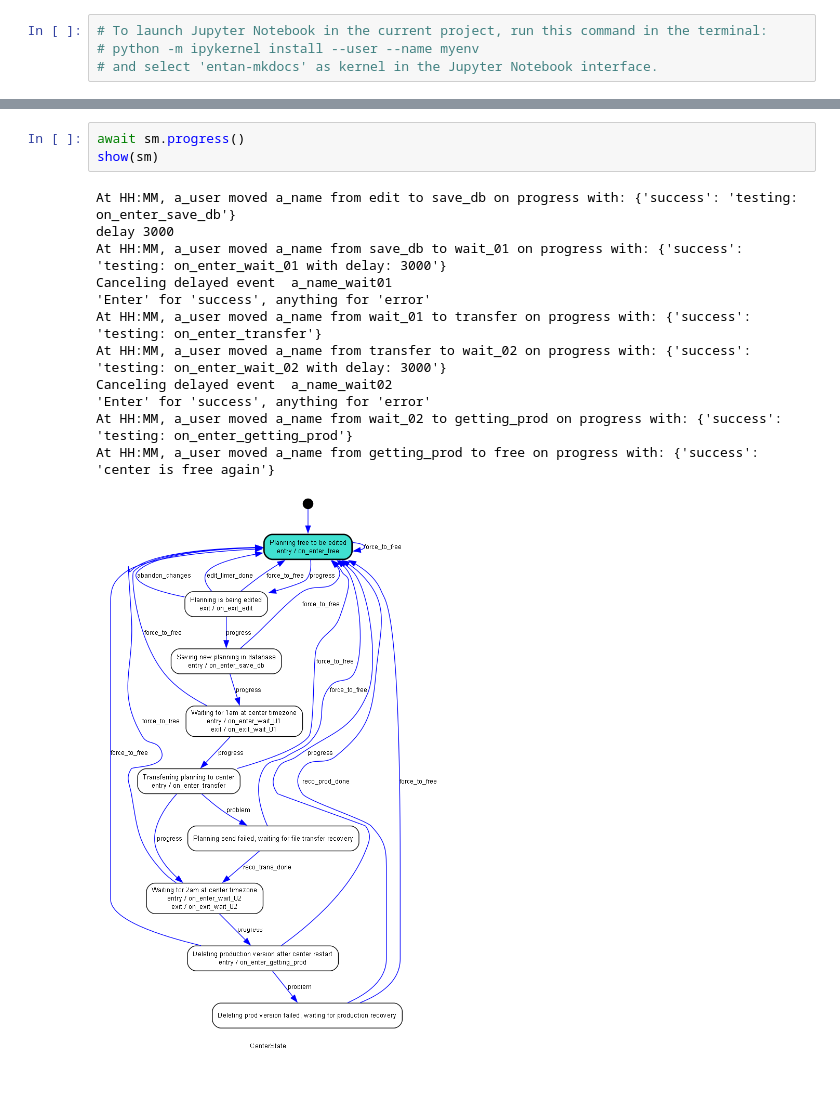
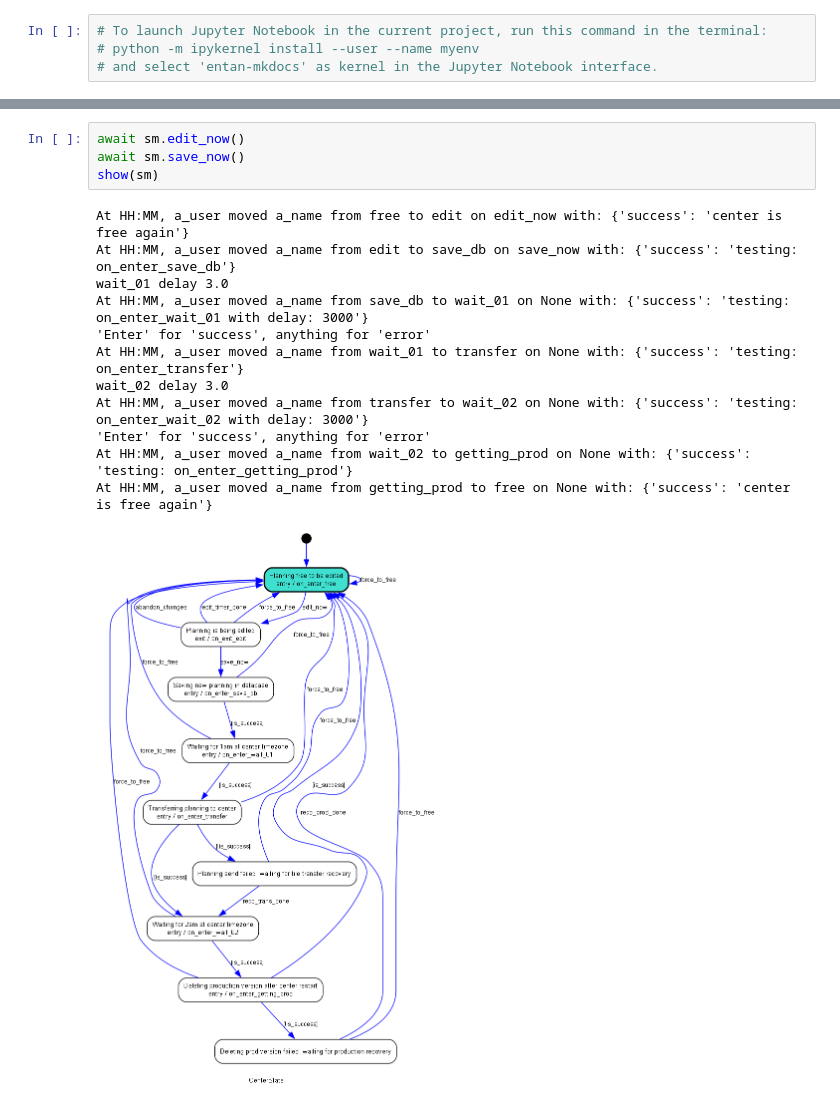
Before and after one commit to s66erge/entan-mkdocs, a Jupyter notebook: zanalysis.ipynb, the cells around one changed output, grey strips where cells are left out. Saved outputs shown, nothing was run; the diff lists cells and outputs as text.

```diff
--- a/zanalysis.ipynb
+++ b/zanalysis.ipynb
@@ -36,16 +35,17 @@ show(sm)
 # %%
-await sm.progress()
+await sm.edit_now()
+await sm.save_now()
 show(sm)
 # %% [output]
-At HH:MM, a_user moved a_name from edit to save_db on progress with: {'success': 'testing: on_enter_save_db'}
-delay 3000
-At HH:MM, a_user moved a_name from save_db to wait_01 on progress with: {'success': 'testing: on_enter_wait_01 with delay: 3000'}
-Canceling delayed event  a_name_wait01
+At HH:MM, a_user moved a_name from free to edit on edit_now with: {'success': 'center is free again'}
+At HH:MM, a_user moved a_name from edit to save_db on save_now with: {'success': 'testing: on_enter_save_db'}
+wait_01 delay 3.0
+At HH:MM, a_user moved a_name from save_db to wait_01 on None with: {'success': 'testing: on_enter_wait_01 with delay: 3000'}
 'Enter' for 'success', anything for 'error'
-At HH:MM, a_user moved a_name from wait_01 to transfer on progress with: {'success': 'testing: on_enter_transfer'}
-At HH:MM, a_user moved a_name from transfer to wait_02 on progress with: {'success': 'testing: on_enter_wait_02 with delay: 3000'}
-Canceling delayed event  a_name_wait02
+At HH:MM, a_user moved a_name from wait_01 to transfer on None with: {'success': 'testing: on_enter_transfer'}
+wait_02 delay 3.0
+At HH:MM, a_user moved a_name from transfer to wait_02 on None with: {'success': 'testing: on_enter_wait_02 with delay: 3000'}
 'Enter' for 'success', anything for 'error'
-At HH:MM, a_user moved a_name from wait_02 to getting_prod on progress with: {'success': 'testing: on_enter_getting_prod'}
-At HH:MM, a_user moved a_name from getting_prod to free on progress with: {'success': 'center is free again'}
+At HH:MM, a_user moved a_name from wait_02 to getting_prod on None with: {'success': 'testing: on_enter_getting_prod'}
+At HH:MM, a_user moved a_name from getting_prod to free on None with: {'success': 'center is free again'}
-[figure, old version]
+[figure, new version]
```
Also changed, not shown: parts of 3 cells of this notebook, 6 other files.
